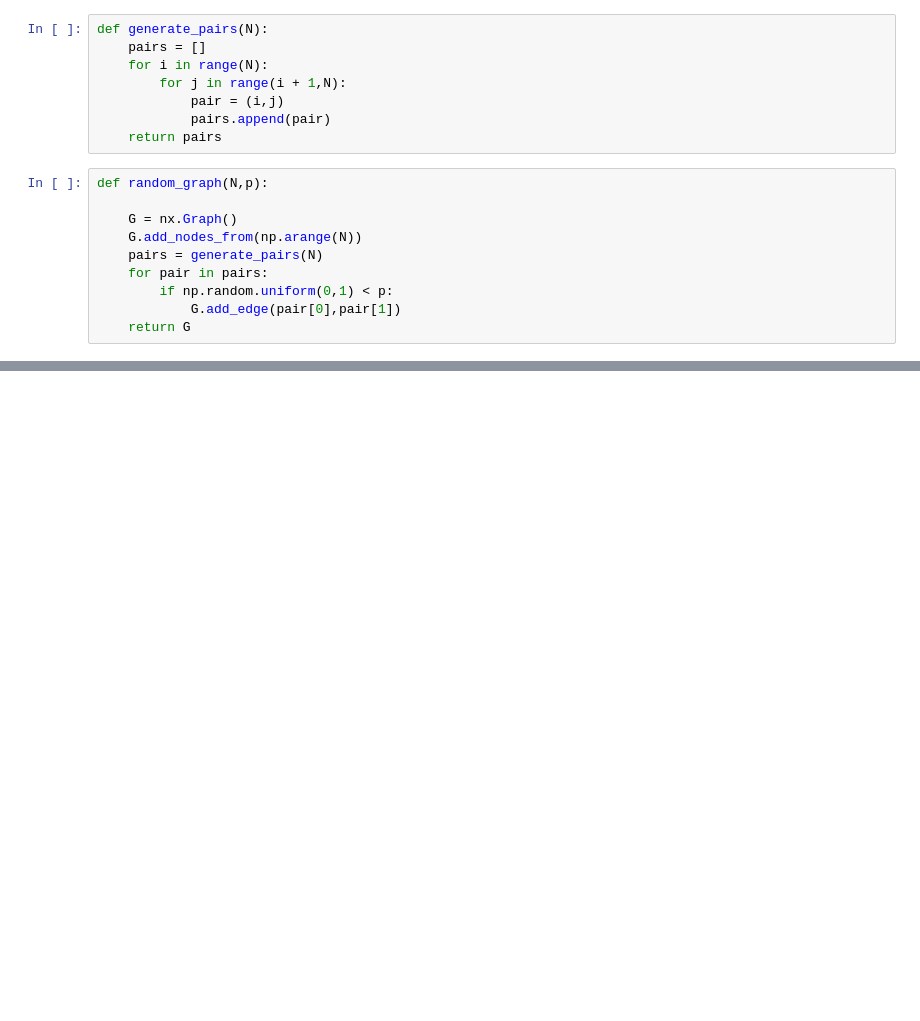
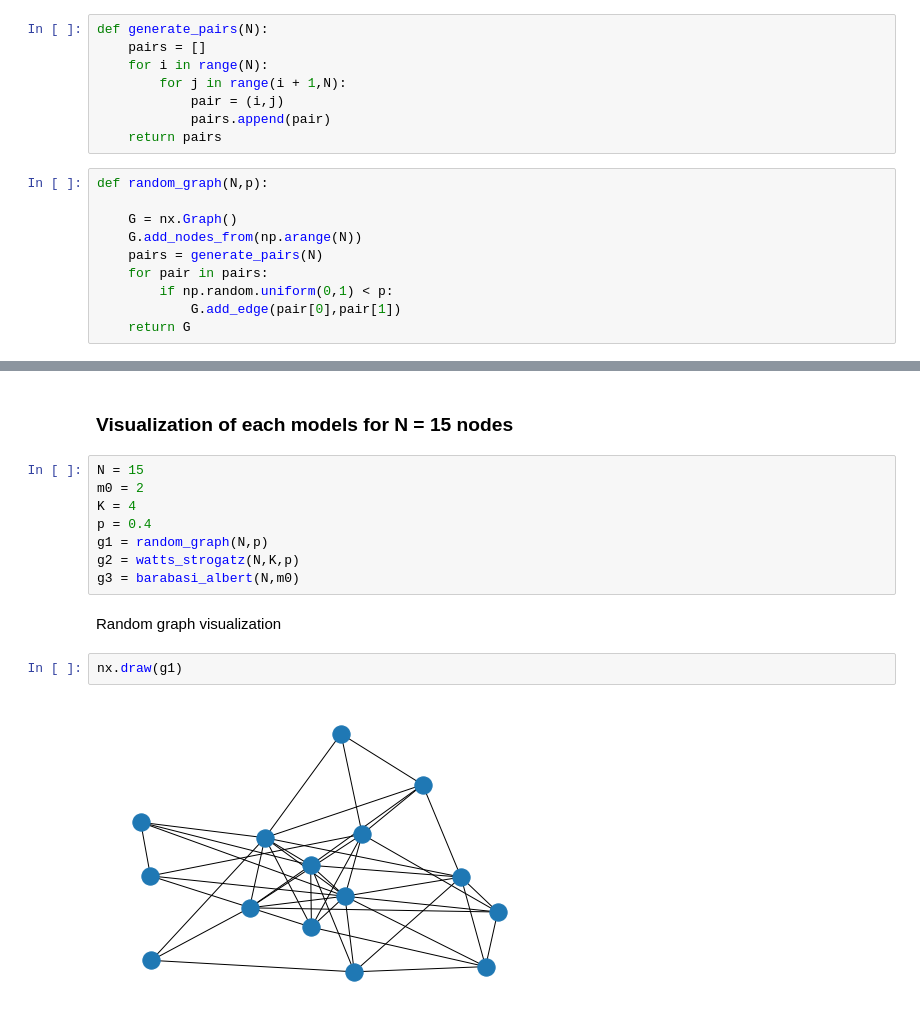
Before and after one commit to wojbec2000/Diffusion-processes, a Jupyter notebook: 3 lab assingment.ipynb, the cells around one changed output, grey strips where cells are left out. Saved outputs shown, nothing was run; the diff lists cells and outputs as text; blank space fills up the shorter version.

```diff
--- a/3 lab assingment.ipynb
+++ b/3 lab assingment.ipynb
@@ -58,0 +71,16 @@ def barabasi_albert(m,m0):
+# %% [markdown]
+### Visualization of each models for N = 15 nodes
+# %%
+N = 15
+m0 = 2
+K = 4
+p = 0.4
+g1 = random_graph(N,p)
+g2 = watts_strogatz(N,K,p)
+g3 = barabasi_albert(N,m0)
+# %% [markdown]
+Random graph visualization
+# %%
+nx.draw(g1)
+# %% [output]
+[figure, added]
```
Also changed, not shown: parts of 33 cells of this notebook.
